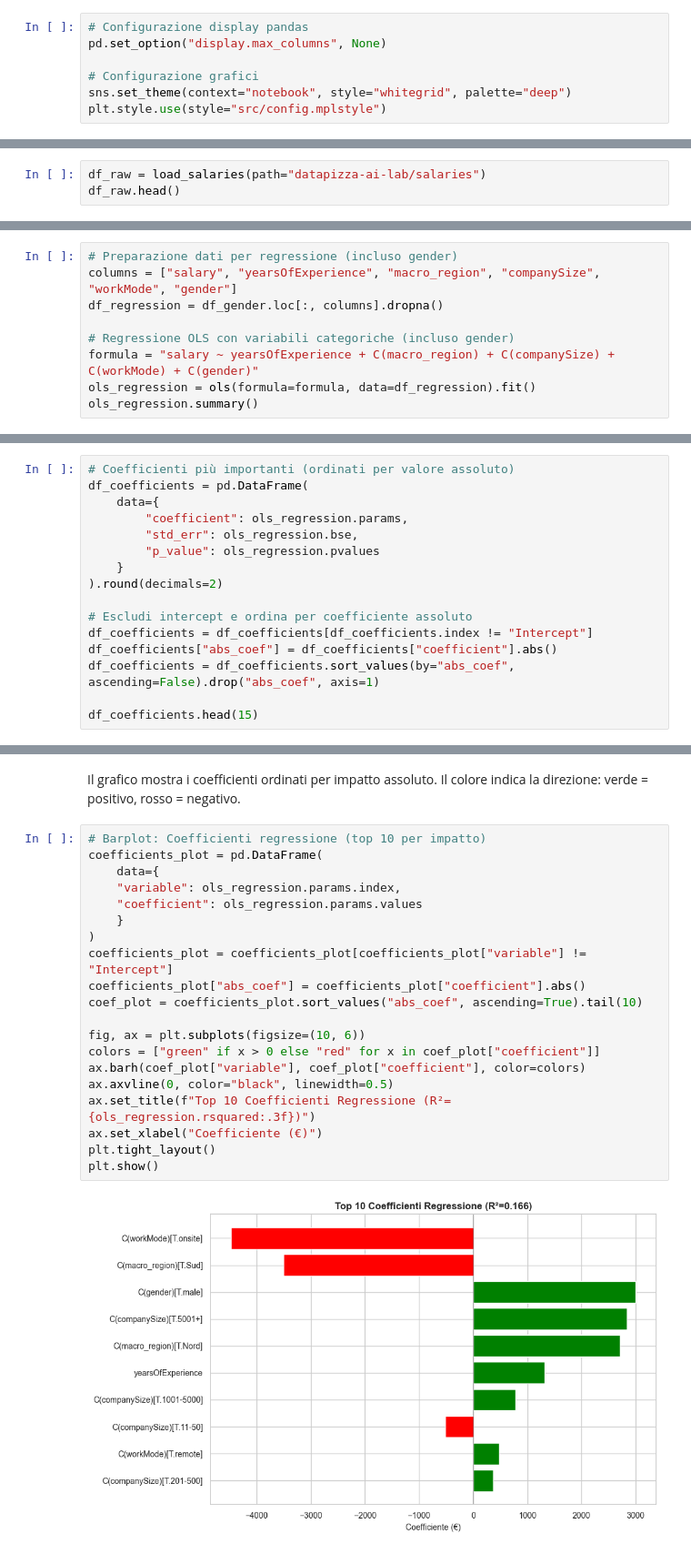
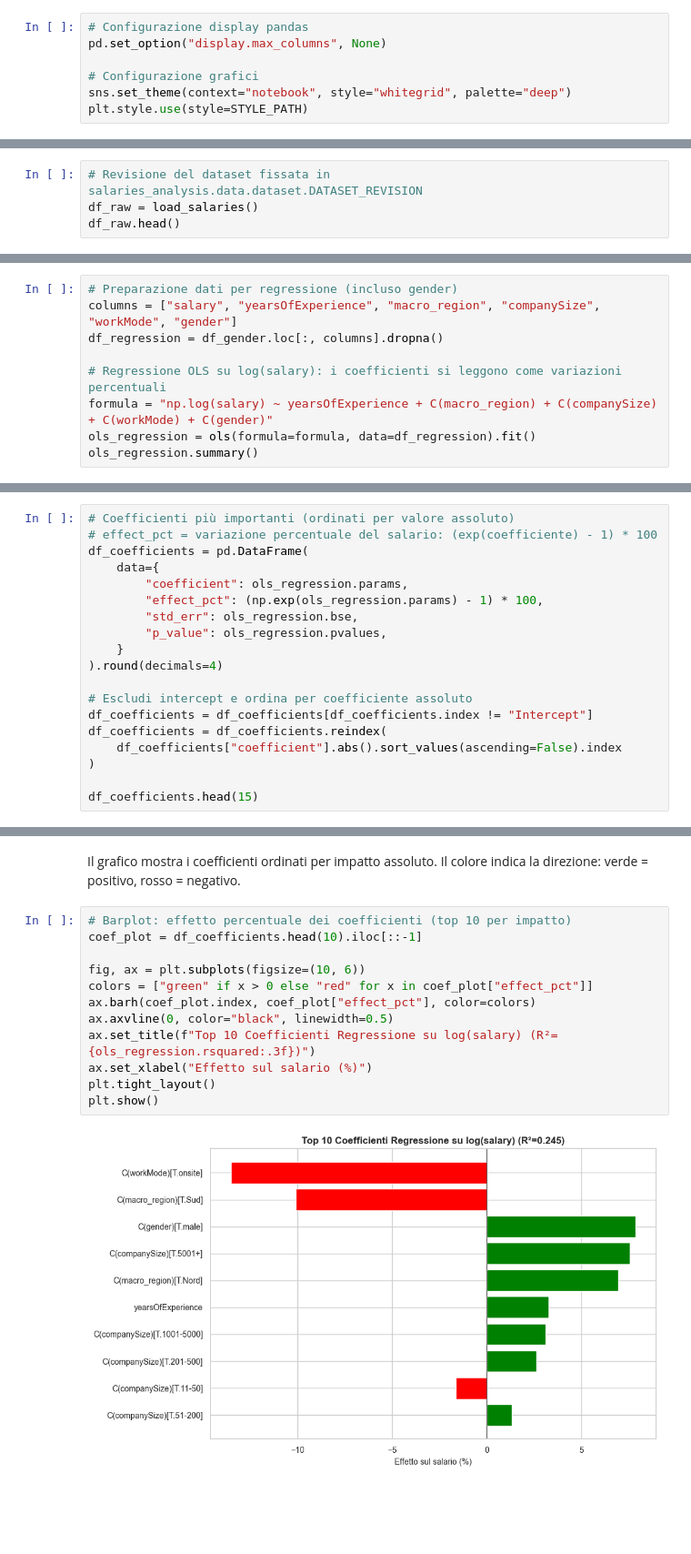
Before and after one commit to skateddu/italian-tech-salaries-analysis, a Jupyter notebook: data_analysis.ipynb, the cells around one changed output, grey strips where cells are left out. Shown at 91% size. Saved outputs shown, nothing was run; the diff lists cells and outputs as text; blank space fills up the shorter version.

```diff
--- a/data_analysis.ipynb
+++ b/data_analysis.ipynb
@@ -54,7 +68,7 @@ pd.set_option("display.max_columns", None)
 
 # Configurazione grafici
 sns.set_theme(context="notebook", style="whitegrid", palette="deep")
-plt.style.use(style="src/config.mplstyle")
+plt.style.use(style=STYLE_PATH)
 # %% [markdown]
 ## Data Catalog
 
@@ -79,6 +93,7 @@ Il dataset proviene da [HuggingFace - datapizza-ai-lab/salaries](https://hugging
 | `gender` | categorica | Genere (male, female, other) |
 | `submittedAt` | datetime | Data di compilazione del survey |
 # %%
-df_raw = load_salaries(path="datapizza-ai-lab/salaries")
+# Revisione del dataset fissata in salaries_analysis.data.dataset.DATASET_REVISION
+df_raw = load_salaries()
 df_raw.head()
 # %% [output]
@@ -972,8 +1037,8 @@ Il modello OLS produce un summary completo con R², coefficienti e p-value per o
 columns = ["salary", "yearsOfExperience", "macro_region", "companySize", "workMode", "gender"]
 df_regression = df_gender.loc[:, columns].dropna()
 
-# Regressione OLS con variabili categoriche (incluso gender)
-formula = "salary ~ yearsOfExperience + C(macro_region) + C(companySize) + C(workMode) + C(gender)"
+# Regressione OLS su log(salary): i coefficienti si leggono come variazioni percentuali
+formula = "np.log(salary) ~ yearsOfExperience + C(macro_region) + C(companySize) + C(workMode) + C(gender)"
 ols_regression = ols(formula=formula, data=df_regression).fit()
 ols_regression.summary()
 # %% [output]
@@ -1011,18 +1076,21 @@ Notes:
 #### Coefficienti del modello (ordinati per impatto)
 # %%
 # Coefficienti più importanti (ordinati per valore assoluto)
+# effect_pct = variazione percentuale del salario: (exp(coefficiente) - 1) * 100
 df_coefficients = pd.DataFrame(
     data={
         "coefficient": ols_regression.params,
+        "effect_pct": (np.exp(ols_regression.params) - 1) * 100,
         "std_err": ols_regression.bse,
-        "p_value": ols_regression.pvalues
+        "p_value": ols_regression.pvalues,
     }
-).round(decimals=2)
+).round(decimals=4)
 
 # Escludi intercept e ordina per coefficiente assoluto
 df_coefficients = df_coefficients[df_coefficients.index != "Intercept"]
-df_coefficients["abs_coef"] = df_coefficients["coefficient"].abs()
-df_coefficients = df_coefficients.sort_values(by="abs_coef", ascending=False).drop("abs_coef", axis=1)
+df_coefficients = df_coefficients.reindex(
+    df_coefficients["coefficient"].abs().sort_values(ascending=False).index
+)
 
 df_coefficients.head(15)
 # %% [output]
@@ -1042,27 +1110,19 @@ df_coefficients.head(15)
 # %% [markdown]
 Il grafico mostra i coefficienti ordinati per impatto assoluto. Il colore indica la direzione: verde = positivo, rosso = negativo.
 # %%
-# Barplot: Coefficienti regressione (top 10 per impatto)
-coefficients_plot = pd.DataFrame(
-    data={
-    "variable": ols_regression.params.index,
-    "coefficient": ols_regression.params.values
-    }
-)
-coefficients_plot = coefficients_plot[coefficients_plot["variable"] != "Intercept"]
-coefficients_plot["abs_coef"] = coefficients_plot["coefficient"].abs()
-coef_plot = coefficients_plot.sort_values("abs_coef", ascending=True).tail(10)
+# Barplot: effetto percentuale dei coefficienti (top 10 per impatto)
+coef_plot = df_coefficients.head(10).iloc[::-1]
 
 fig, ax = plt.subplots(figsize=(10, 6))
-colors = ["green" if x > 0 else "red" for x in coef_plot["coefficient"]]
-ax.barh(coef_plot["variable"], coef_plot["coefficient"], color=colors)
+colors = ["green" if x > 0 else "red" for x in coef_plot["effect_pct"]]
+ax.barh(coef_plot.index, coef_plot["effect_pct"], color=colors)
 ax.axvline(0, color="black", linewidth=0.5)
-ax.set_title(f"Top 10 Coefficienti Regressione (R²={ols_regression.rsquared:.3f})")
-ax.set_xlabel("Coefficiente (€)")
+ax.set_title(f"Top 10 Coefficienti Regressione su log(salary) (R²={ols_regression.rsquared:.3f})")
+ax.set_xlabel("Effetto sul salario (%)")
 plt.tight_layout()
 plt.show()
 # %% [output]
-[figure, old version]
+[figure, new version]
 # %% [markdown]
 ### Interpretazione - Regressione Multipla
 
```
Also changed, not shown: parts of 58 cells of this notebook, 1 other file.
